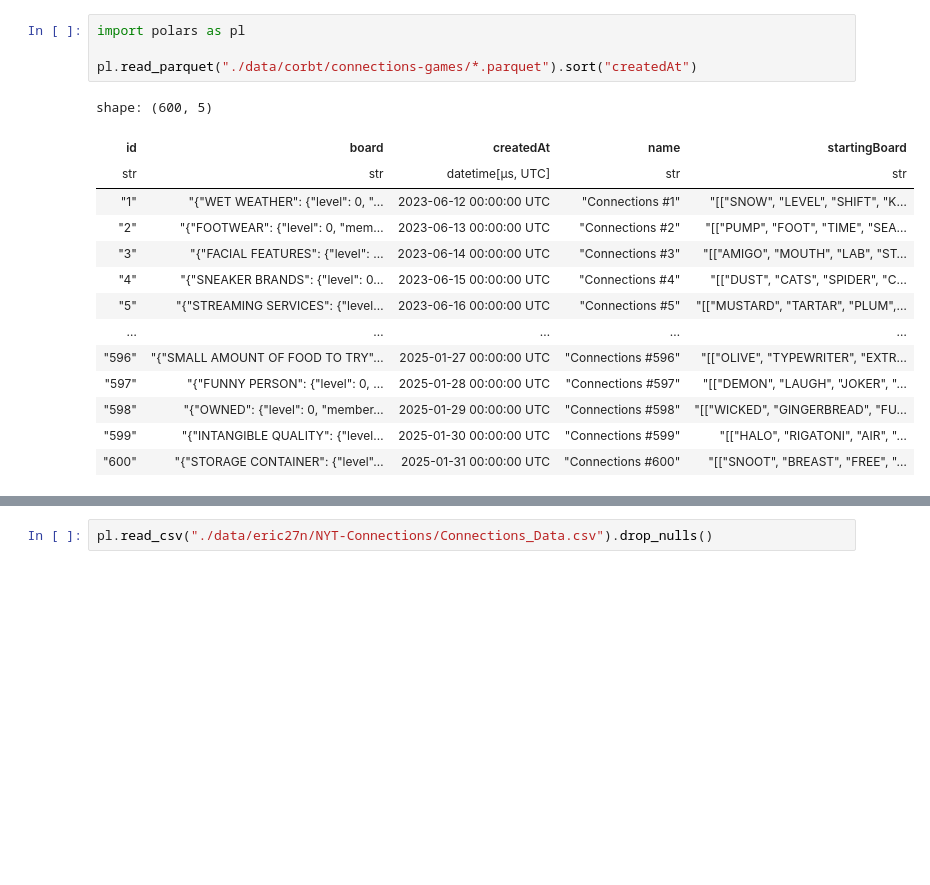
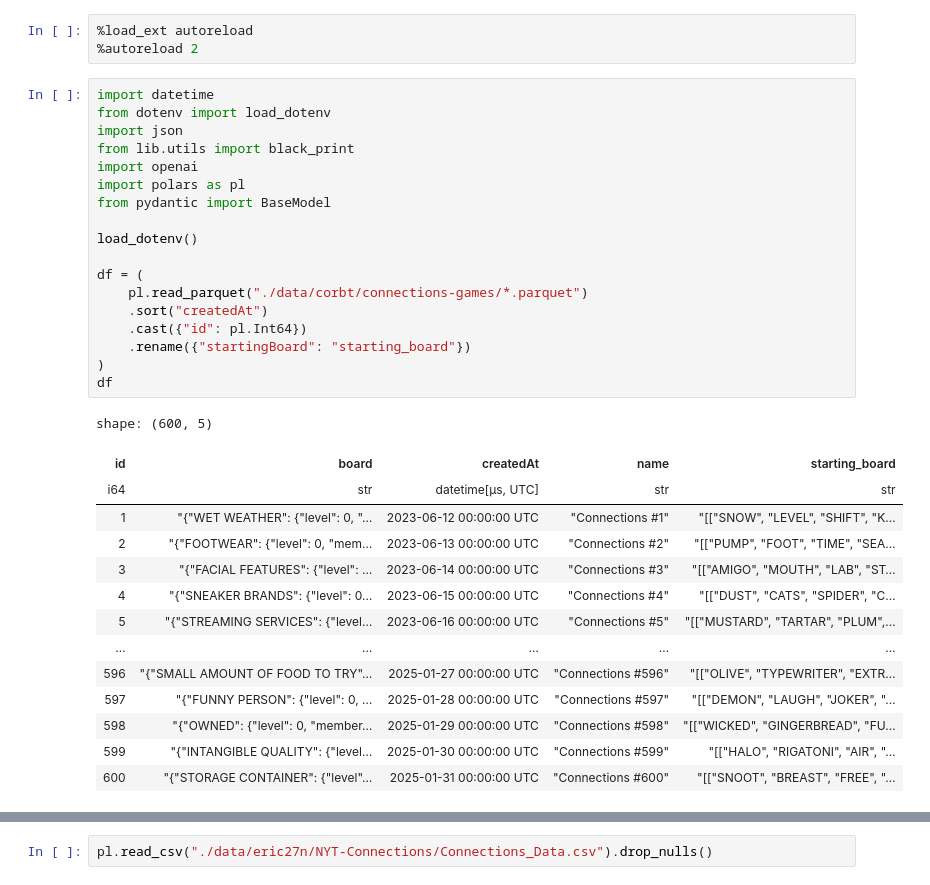
Before and after one commit to bradhilton/rl-experiments, a Jupyter notebook: notebooks/001-nyt-connections.ipynb, the cells around one changed output, grey strips where cells are left out. Drawn from its saved outputs; the diff is of its cells as text; blank space fills up the shorter version.

Commit message:
chore: First NYT connections eval

```diff
--- a/notebooks/001-nyt-connections.ipynb
+++ b/notebooks/001-nyt-connections.ipynb
@@ -1,19 +1,36 @@
+# %%
+%load_ext autoreload
+%autoreload 2
 # %%
+import datetime
+from dotenv import load_dotenv
+import json
+from lib.utils import black_print
+import openai
 import polars as pl
+from pydantic import BaseModel
 
-pl.read_parquet("./data/corbt/connections-games/*.parquet").sort("createdAt")
+load_dotenv()
+
+df = (
+    pl.read_parquet("./data/corbt/connections-games/*.parquet")
+    .sort("createdAt")
+    .cast({"id": pl.Int64})
+    .rename({"startingBoard": "starting_board"})
+)
+df
 # %% [output]
 shape: (600, 5)
-| id | board | createdAt | name | startingBoard |
-| str | str | datetime[μs, UTC] | str | str |
-| "1" | "{"WET WEATHER": {"level": 0, "… | 2023-06-12 00:00:00 UTC | "Connections #1" | "[["SNOW", "LEVEL", "SHIFT", "K… |
-| "2" | "{"FOOTWEAR": {"level": 0, "mem… | 2023-06-13 00:00:00 UTC | "Connections #2" | "[["PUMP", "FOOT", "TIME", "SEA… |
-| "3" | "{"FACIAL FEATURES": {"level": … | 2023-06-14 00:00:00 UTC | "Connections #3" | "[["AMIGO", "MOUTH", "LAB", "ST… |
-| "4" | "{"SNEAKER BRANDS": {"level": 0… | 2023-06-15 00:00:00 UTC | "Connections #4" | "[["DUST", "CATS", "SPIDER", "C… |
-| "5" | "{"STREAMING SERVICES": {"level… | 2023-06-16 00:00:00 UTC | "Connections #5" | "[["MUSTARD", "TARTAR", "PLUM",… |
+| id | board | createdAt | name | starting_board |
+| i64 | str | datetime[μs, UTC] | str | str |
+| 1 | "{"WET WEATHER": {"level": 0, "… | 2023-06-12 00:00:00 UTC | "Connections #1" | "[["SNOW", "LEVEL", "SHIFT", "K… |
+| 2 | "{"FOOTWEAR": {"level": 0, "mem… | 2023-06-13 00:00:00 UTC | "Connections #2" | "[["PUMP", "FOOT", "TIME", "SEA… |
+| 3 | "{"FACIAL FEATURES": {"level": … | 2023-06-14 00:00:00 UTC | "Connections #3" | "[["AMIGO", "MOUTH", "LAB", "ST… |
+| 4 | "{"SNEAKER BRANDS": {"level": 0… | 2023-06-15 00:00:00 UTC | "Connections #4" | "[["DUST", "CATS", "SPIDER", "C… |
+| 5 | "{"STREAMING SERVICES": {"level… | 2023-06-16 00:00:00 UTC | "Connections #5" | "[["MUSTARD", "TARTAR", "PLUM",… |
 | … | … | … | … | … |
-| "596" | "{"SMALL AMOUNT OF FOOD TO TRY"… | 2025-01-27 00:00:00 UTC | "Connections #596" | "[["OLIVE", "TYPEWRITER", "EXTR… |
-| "597" | "{"FUNNY PERSON": {"level": 0, … | 2025-01-28 00:00:00 UTC | "Connections #597" | "[["DEMON", "LAUGH", "JOKER", "… |
-| "598" | "{"OWNED": {"level": 0, "member… | 2025-01-29 00:00:00 UTC | "Connections #598" | "[["WICKED", "GINGERBREAD", "FU… |
-| "599" | "{"INTANGIBLE QUALITY": {"level… | 2025-01-30 00:00:00 UTC | "Connections #599" | "[["HALO", "RIGATONI", "AIR", "… |
-| "600" | "{"STORAGE CONTAINER": {"level"… | 2025-01-31 00:00:00 UTC | "Connections #600" | "[["SNOOT", "BREAST", "FREE", "… |
+| 596 | "{"SMALL AMOUNT OF FOOD TO TRY"… | 2025-01-27 00:00:00 UTC | "Connections #596" | "[["OLIVE", "TYPEWRITER", "EXTR… |
+| 597 | "{"FUNNY PERSON": {"level": 0, … | 2025-01-28 00:00:00 UTC | "Connections #597" | "[["DEMON", "LAUGH", "JOKER", "… |
+| 598 | "{"OWNED": {"level": 0, "member… | 2025-01-29 00:00:00 UTC | "Connections #598" | "[["WICKED", "GINGERBREAD", "FU… |
+| 599 | "{"INTANGIBLE QUALITY": {"level… | 2025-01-30 00:00:00 UTC | "Connections #599" | "[["HALO", "RIGATONI", "AIR", "… |
+| 600 | "{"STORAGE CONTAINER": {"level"… | 2025-01-31 00:00:00 UTC | "Connections #600" | "[["SNOOT", "BREAST", "FREE", "… |
```
Also changed, not shown: parts of 4 cells of this notebook, 2 other files.
